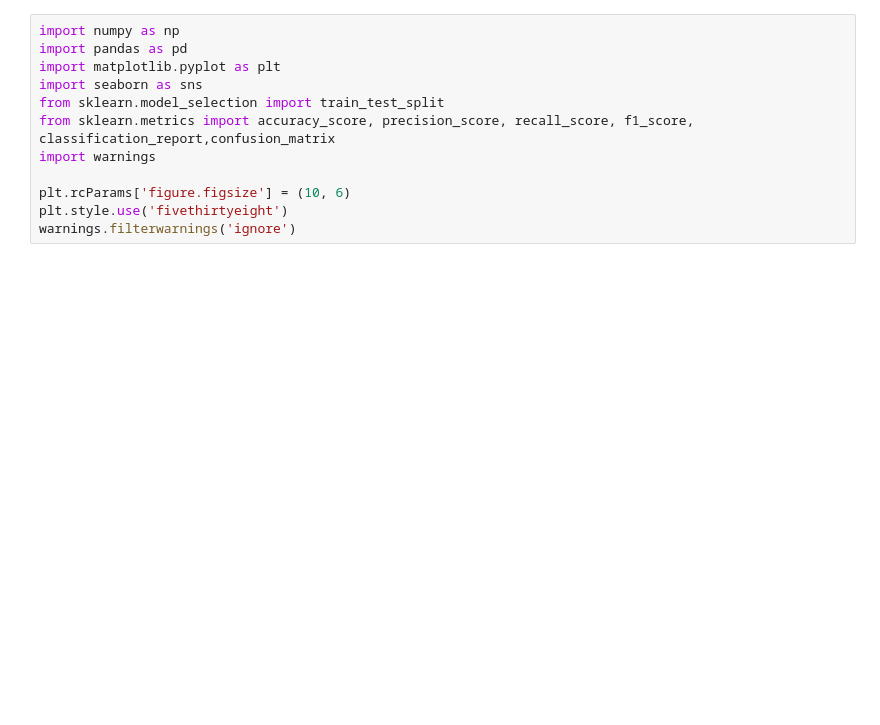
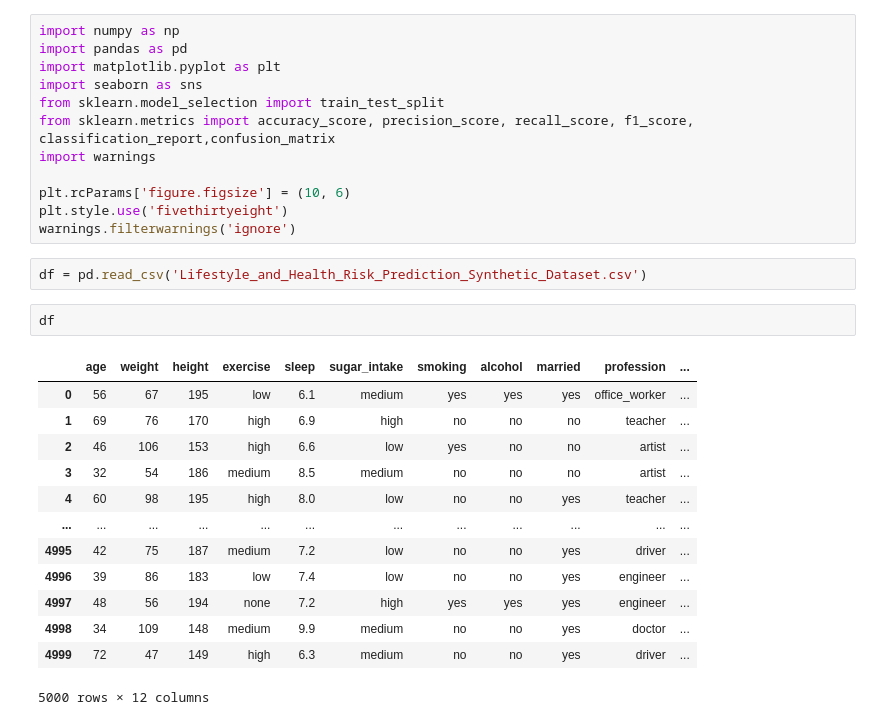
Before and after one commit to jpsvalentim/machine-learning-aplicado-a-saude, a Jupyter notebook: saude.ipynb, the cells around one changed output. Saved outputs shown, nothing was run; the diff lists cells and outputs as text; blank space fills up the shorter version.

```diff
--- a/saude.ipynb
+++ b/saude.ipynb
@@ -45,3 +46,21 @@ import warnings
 plt.rcParams['figure.figsize'] = (10, 6)
 plt.style.use('fivethirtyeight')
 warnings.filterwarnings('ignore')
+# %%
+df = pd.read_csv('Lifestyle_and_Health_Risk_Prediction_Synthetic_Dataset.csv')
+# %%
+df
+# %% [output]
+|  | age | weight | height | exercise | sleep | sugar_intake | smoking | alcohol | married | profession | ... |
+| 0 | 56 | 67 | 195 | low | 6.1 | medium | yes | yes | yes | office_worker | ... |
+| 1 | 69 | 76 | 170 | high | 6.9 | high | no | no | no | teacher | ... |
+| 2 | 46 | 106 | 153 | high | 6.6 | low | yes | no | no | artist | ... |
+| 3 | 32 | 54 | 186 | medium | 8.5 | medium | no | no | no | artist | ... |
+| 4 | 60 | 98 | 195 | high | 8.0 | low | no | no | yes | teacher | ... |
+| ... | ... | ... | ... | ... | ... | ... | ... | ... | ... | ... | ... |
+| 4995 | 42 | 75 | 187 | medium | 7.2 | low | no | no | yes | driver | ... |
+| 4996 | 39 | 86 | 183 | low | 7.4 | low | no | no | yes | engineer | ... |
+| 4997 | 48 | 56 | 194 | none | 7.2 | high | yes | yes | yes | engineer | ... |
+| 4998 | 34 | 109 | 148 | medium | 9.9 | medium | no | no | yes | doctor | ... |
+| 4999 | 72 | 47 | 149 | high | 6.3 | medium | no | no | yes | driver | ... |
+5000 rows × 12 columns
```
Also changed, not shown: parts of 8 cells of this notebook.
